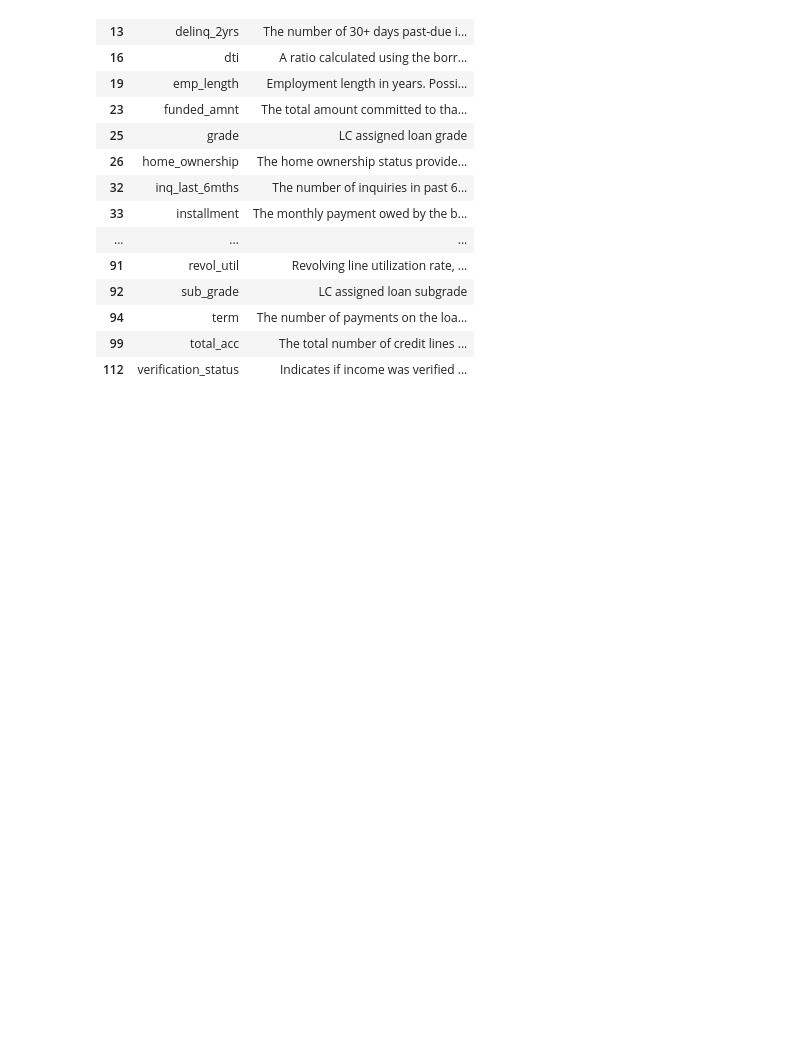
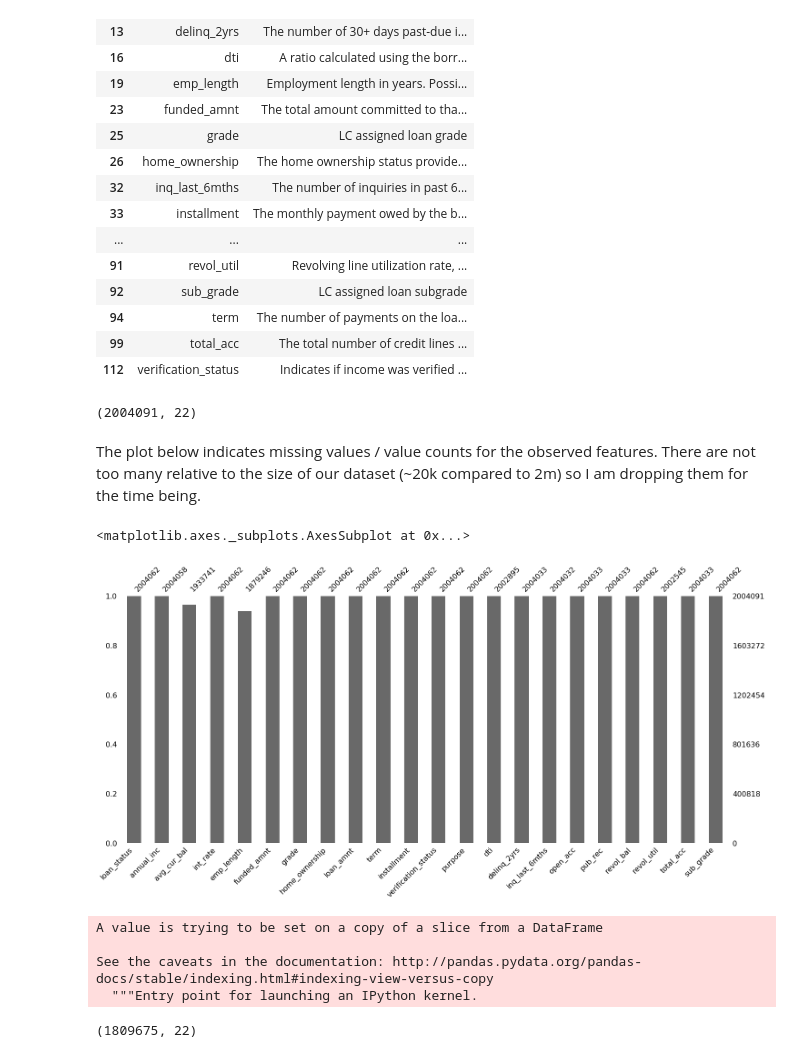
Before and after one commit to basilvetas/lending-club-analysis, a Jupyter notebook: second-analysis.ipynb, the cells around one changed output. Saved outputs shown, nothing was run; the diff lists cells and outputs as text; code cells hidden in the pictures; blank space fills up the shorter version.

```diff
--- a/second-analysis.ipynb
+++ b/second-analysis.ipynb
@@ -21,4 +37,4 @@ pd.set_option('display.max_colwidth', -1)
 dic = pd.read_excel('data/LCDataDictionary.xlsx')
 # %%
 csv_files = glob.glob(f'{getcwd()}/data/*.csv')
-df = pd.concat((pd.read_csv(f, header=1, low_memory=False) for f in csv_files))
+df_raw = pd.concat((pd.read_csv(f, header=1, low_memory=False) for f in csv_files))
@@ -26,0 +41,2 @@ df = pd.concat((pd.read_csv(f, header=1, low_memory=False) for f in csv_files))
+# %%
+df = df_raw
@@ -46,11 +64,11 @@ Name: loan_status, dtype: int64
 # %% [markdown]
 To start, I will just use a few of the features that seem relevant based on my limited domain knowledge:
 # %%
-features = ['annual_inc', 'avg_cur_bal', 'int_rate', 'emp_length',
-            'funded_amnt', 'grade', 'home_ownership', 'loan_amnt',
-            'term', 'installment', 'sub_grade', 'verification_status',
+features = ['loan_status', 'annual_inc', 'avg_cur_bal', 'int_rate',
+            'emp_length', 'funded_amnt', 'grade', 'home_ownership',
+            'loan_amnt', 'term', 'installment', 'verification_status',
             'purpose', 'dti', 'delinq_2yrs', 'inq_last_6mths', 'open_acc',
-            'pub_rec', 'revol_bal', 'revol_util', 'total_acc']
+            'pub_rec', 'revol_bal', 'revol_util', 'total_acc', 'sub_grade']
 # %%
 dic[dic['LoanStatNew'].isin(features)]
 # %% [output]
@@ -71,3 +89,27 @@ dic[dic['LoanStatNew'].isin(features)]
 | 94 | term | The number of payments on the loa... |
 | 99 | total_acc | The total number of credit lines ... |
 | 112 | verification_status | Indicates if income was verified ... |
+# %%
+df = df[features]
+# %%
+df.shape
+# %% [output]
+(2004091, 22)
+# %% [markdown]
+The plot below indicates missing values / value counts for the observed features.  There are not too many relative to the size of our dataset (~20k compared to 2m) so I am dropping them for the time being.
+# %%
+msno.bar(df)
+# %% [output]
+<matplotlib.axes._subplots.AxesSubplot at 0x...>
+[figure, added]
+# %%
+df.dropna(inplace=True)
+# %% [output]
+A value is trying to be set on a copy of a slice from a DataFrame
+
+See the caveats in the documentation: http://pandas.pydata.org/pandas-docs/stable/indexing.html#indexing-view-versus-copy
+  """Entry point for launching an IPython kernel.
+# %%
+df.shape
+# %% [output]
+(1809675, 22)
```
Also changed, not shown: parts of 36 cells of this notebook, 2 other files.
